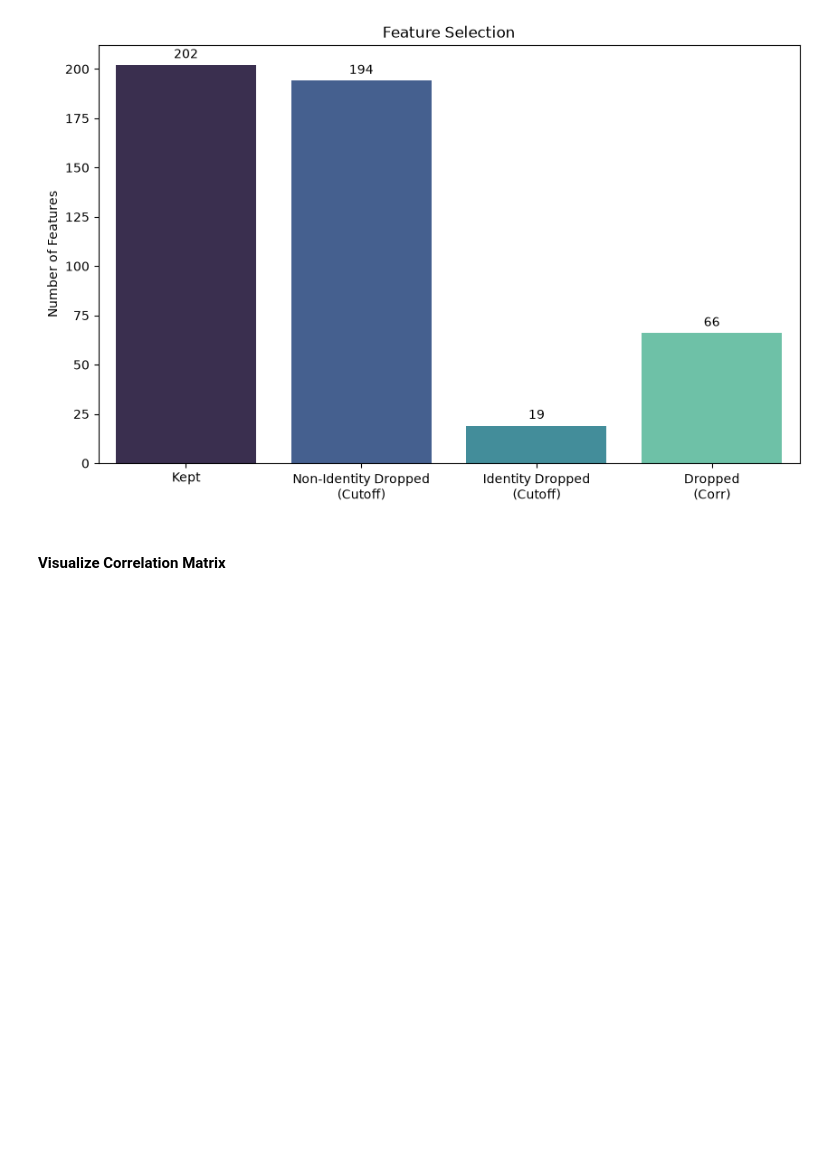
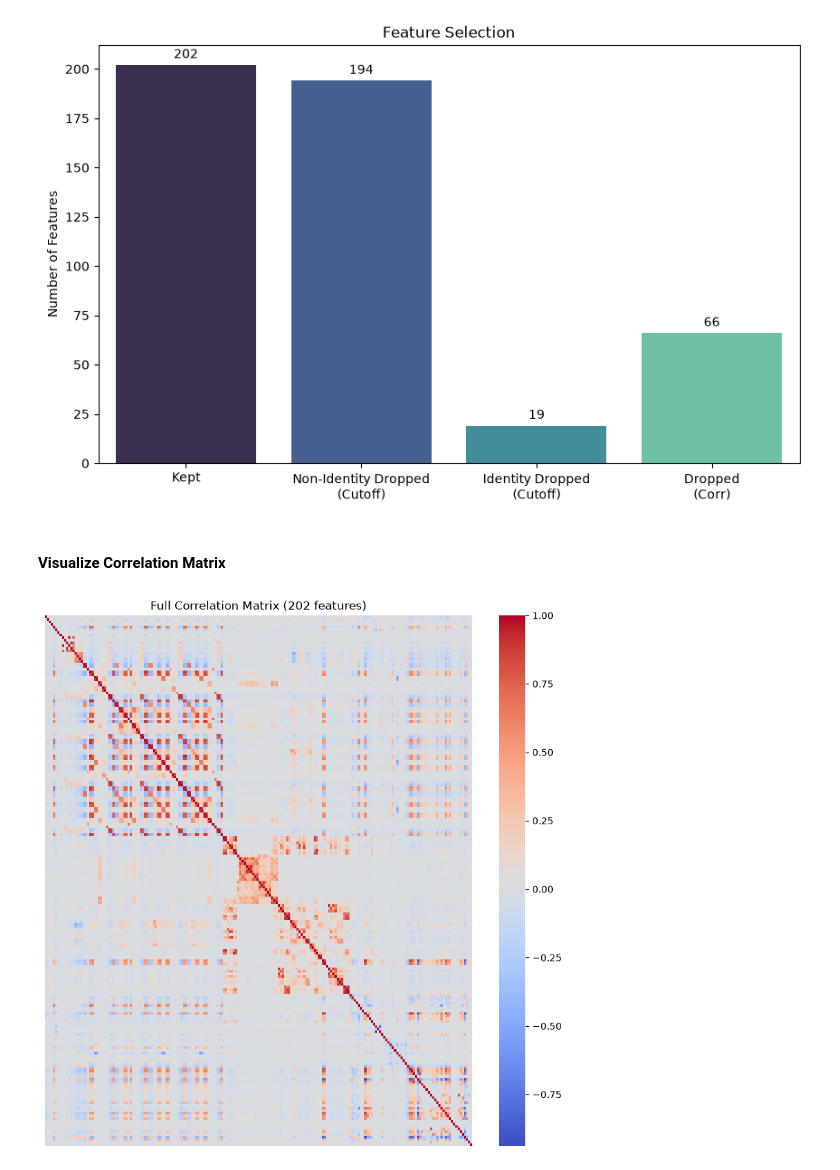
Before and after one commit to NDubelovskyi/CreditCardFraudDetection, a Jupyter notebook: notebooks/1_data_prep_and_eda.ipynb, the cells around one changed output. Drawn from its saved outputs; the diff is of its cells as text; code cells hidden in the pictures; blank space fills up the shorter version.

Commit message:
Visualizing Correlation Matrix

```diff
--- a/notebooks/1_data_prep_and_eda.ipynb
+++ b/notebooks/1_data_prep_and_eda.ipynb
@@ -242,3 +240,13 @@ plt.show()
 [figure]
 # %% [markdown]
 #### Visualize Correlation Matrix
+# %%
+# Visualize Full Correlation Matrix
+plt.figure(figsize=(10, 10))
+corr_matrix_full = pd.DataFrame(X_train).corr()
+sns.heatmap(corr_matrix_full, cmap='coolwarm', cbar=True, xticklabels=False, yticklabels=False)
+plt.title(f'Full Correlation Matrix ({X_train.shape[1]} features)')
+plt.savefig('../reports/figures/correlation_matrix.png')
+plt.show()
+# %% [output]
+[figure, added]
```
Also changed, not shown: parts of 1 cell of this notebook, 1 other file.
